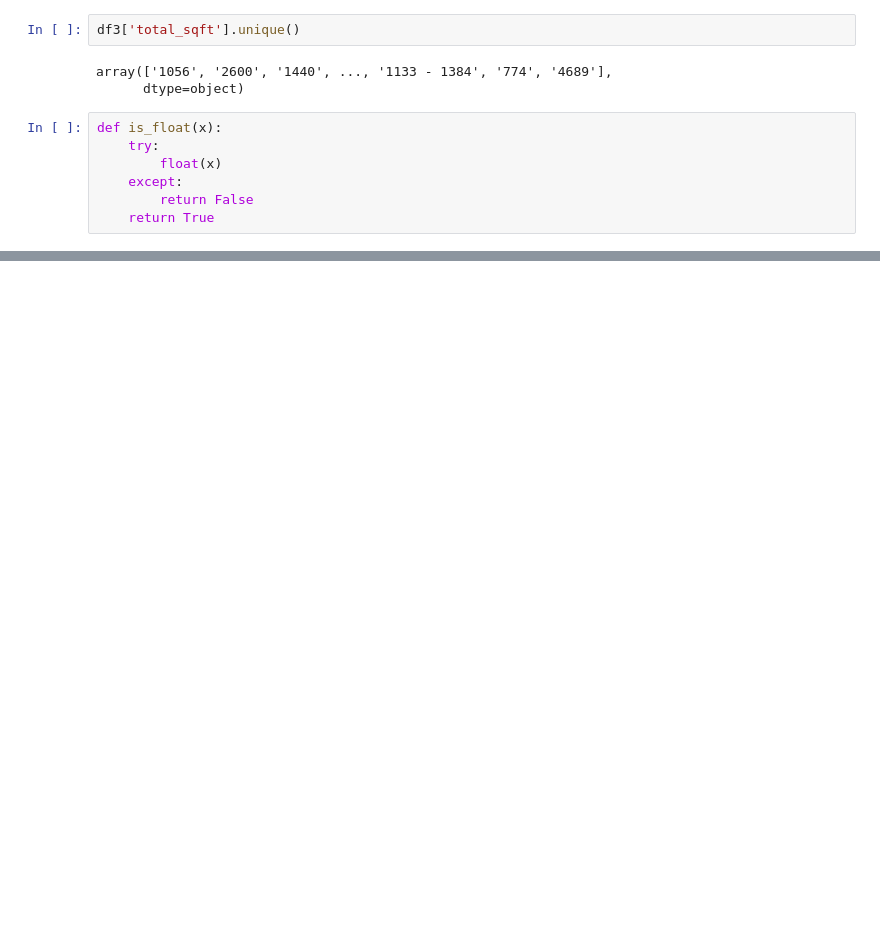
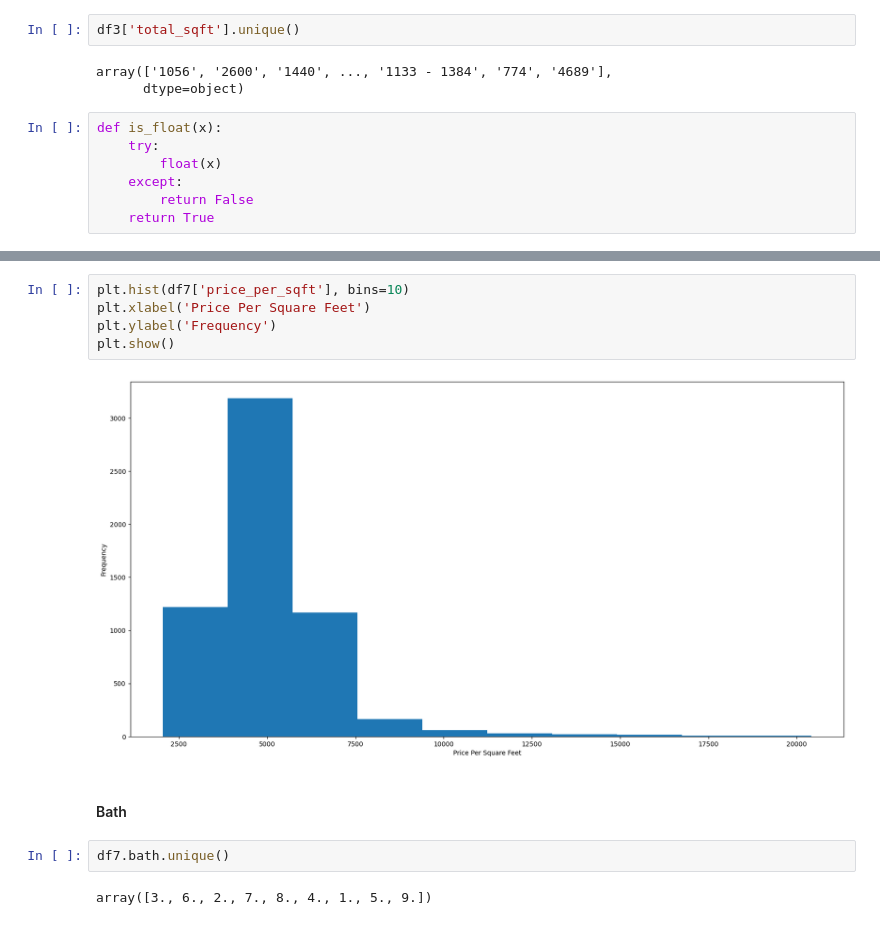
Before and after one commit to wswu001/Real_Estate_Prediction, a Jupyter notebook: data_processing.ipynb, the cells around one changed output, grey strips where cells are left out. Drawn from its saved outputs; the diff is of its cells as text; blank space fills up the shorter version.

```diff
--- a/data_processing.ipynb
+++ b/data_processing.ipynb
@@ -129,0 +340,13 @@ def is_float(x):
+# %%
+plt.hist(df7['price_per_sqft'], bins=10)
+plt.xlabel('Price Per Square Feet')
+plt.ylabel('Frequency')
+plt.show()
+# %% [output]
+[figure, added]
+# %% [markdown]
+#### Bath
+# %%
+df7.bath.unique()
+# %% [output]
+array([3., 6., 2., 7., 8., 4., 1., 5., 9.])
```
Also changed, not shown: parts of 31 cells of this notebook.
